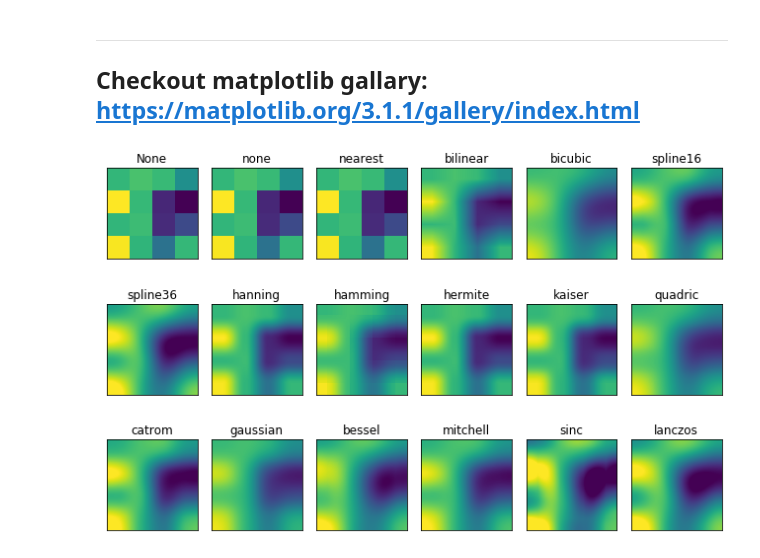
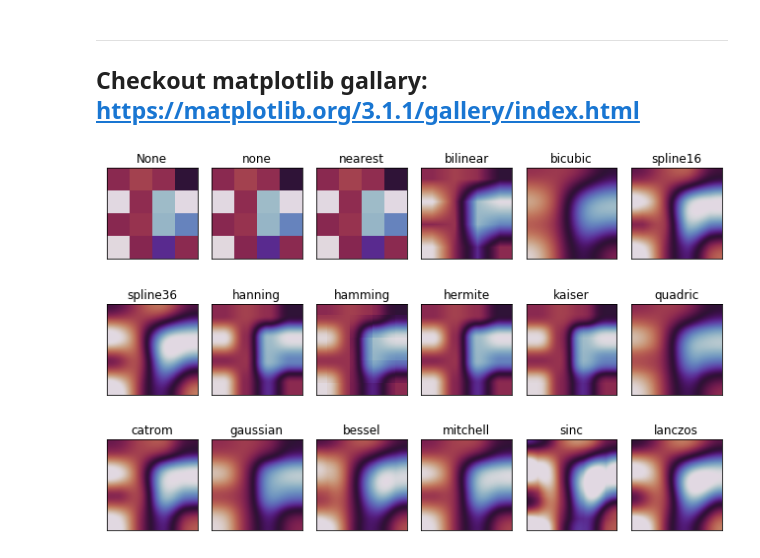
Before and after one commit to mmehrani/Introduction_to_python, a Jupyter notebook: numpy, matplotlib.ipynb, the cells around one changed output. Saved outputs shown, nothing was run; the diff lists cells and outputs as text; code cells hidden in the pictures.

```diff
--- a/numpy, matplotlib.ipynb
+++ b/numpy, matplotlib.ipynb
@@ -330,24 +377,24 @@ fig
 # %%
 import matplotlib.pyplot as plt
 import numpy as np
 
 methods = [None, 'none', 'nearest', 'bilinear', 'bicubic', 'spline16',
            'spline36', 'hanning', 'hamming', 'hermite', 'kaiser', 'quadric',
            'catrom', 'gaussian', 'bessel', 'mitchell', 'sinc', 'lanczos']
 
 # Fixing random state for reproducibility
 np.random.seed(19680801)
 
 grid = np.random.rand(4, 4)
 
 fig, axs = plt.subplots(nrows=3, ncols=6, figsize=(9, 6),
                         subplot_kw={'xticks': [], 'yticks': []})
 
 for ax, interp_method in zip(axs.flat, methods):
-    ax.imshow(grid, interpolation=interp_method, cmap='viridis')
+    ax.imshow(grid, interpolation=interp_method, cmap='twilight')
     ax.set_title(str(interp_method))
 
 plt.tight_layout()
 plt.show()
 # %% [output]
-[figure, old version]
+[figure, new version]
```
Also changed, not shown: parts of 23 cells of this notebook.
